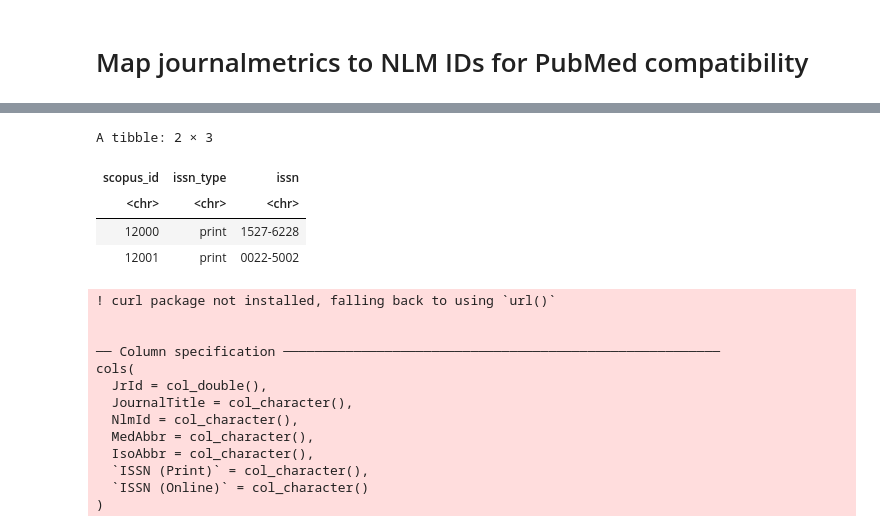
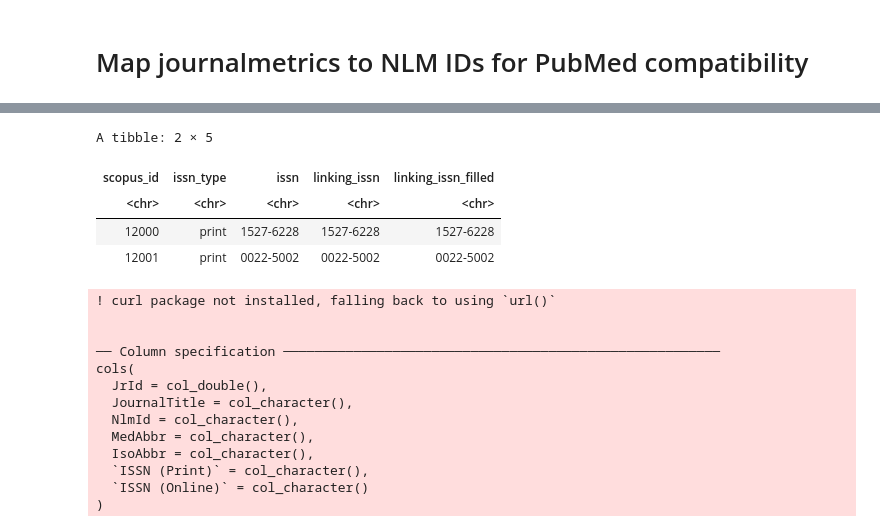
Before and after one commit to dhimmel/scopus, a Jupyter notebook: 3.pubmed.ipynb, the cells around one changed output, grey strips where cells are left out. Drawn from its saved outputs; the diff is of its cells as text; code cells hidden in the pictures.

```diff
--- a/3.pubmed.ipynb
+++ b/3.pubmed.ipynb
@@ -3,16 +21,18 @@
 # %%
 # Read scopus-ISSN mapping
 col_types = list(scopus_id = readr::col_character(), issn = readr::col_character())
 issn_df = file.path('data', 'issn.tsv') |>
-  readr::read_tsv(col_types = col_types)
+  readr::read_tsv(col_types = col_types) |>
+  # linking_issn_filled: if an ISSN in Scopus does not have an ISSN-L, just use the Scopus ISSN
+  dplyr::mutate(linking_issn_filled=dplyr::coalesce(linking_issn, issn))
 
 head(issn_df, 2)
 # %% [output]
-A tibble: 2 × 3
+A tibble: 2 × 5
-| scopus_id | issn_type | issn |
-| <chr> | <chr> | <chr> |
-| 12000 | print | 1527-6228 |
-| 12001 | print | 0022-5002 |
+| scopus_id | issn_type | issn | linking_issn | linking_issn_filled |
+| <chr> | <chr> | <chr> | <chr> | <chr> |
+| 12000 | print | 1527-6228 | 1527-6228 | 1527-6228 |
+| 12001 | print | 0022-5002 | 0022-5002 | 0022-5002 |
 # %%
 # Read PubMed Journals
 journal_df = 'https://raw.githubusercontent.com/dhimmel/delays/83577d4bb774bb90533d2cfe0db7032b70fdbbc1/data/pubmed-journals.tsv' |>
```
Also changed, not shown: parts of 3 cells of this notebook, 6 other files.
